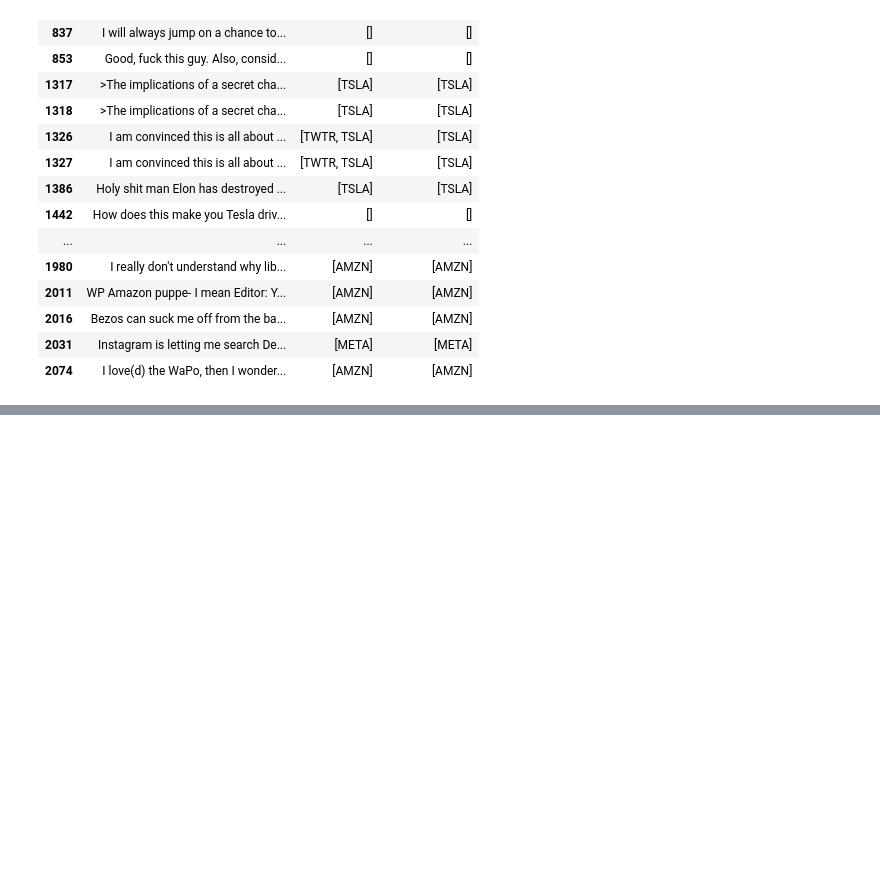
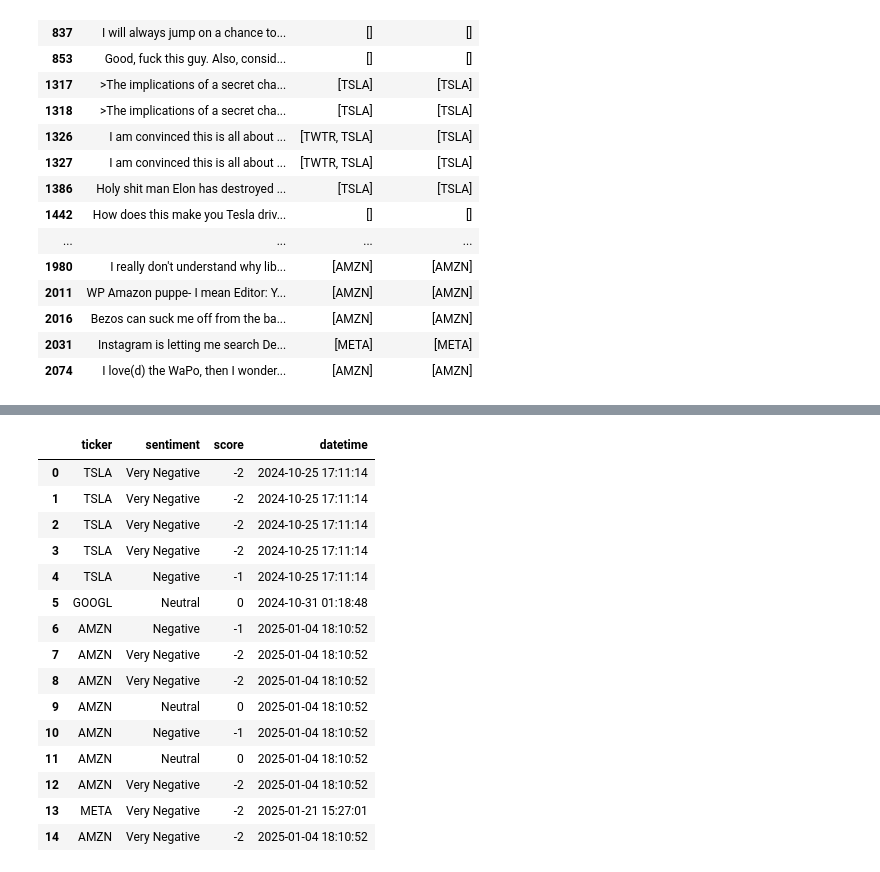
Before and after one commit to giondu/cineca_project, a Jupyter notebook: hugo/LLAMA_of_WallStreet_Hugo.ipynb, the cells around one changed output, grey strips where cells are left out. Saved outputs shown, nothing was run; the diff lists cells and outputs as text; code cells hidden in the pictures; blank space fills up the shorter version.

```diff
--- a/hugo/LLAMA_of_WallStreet_Hugo.ipynb
+++ b/hugo/LLAMA_of_WallStreet_Hugo.ipynb
@@ -707,0 +906,26 @@ comparison[["comments", "broad", "broad_validated"]]
+# %%
+rows = []
+for _, r in df[mask].head(20).iterrows():
+    for row in process_comment(r["comments"]):
+        row["datetime"] = r["datetime"]
+        rows.append(row)
+
+results_df = pd.DataFrame(rows)
+results_df
+# %% [output]
+|  | ticker | sentiment | score | datetime |
+| 0 | TSLA | Very Negative | -2 | 2024-10-25 17:11:14 |
+| 1 | TSLA | Very Negative | -2 | 2024-10-25 17:11:14 |
+| 2 | TSLA | Very Negative | -2 | 2024-10-25 17:11:14 |
+| 3 | TSLA | Very Negative | -2 | 2024-10-25 17:11:14 |
+| 4 | TSLA | Negative | -1 | 2024-10-25 17:11:14 |
+| 5 | GOOGL | Neutral | 0 | 2024-10-31 01:18:48 |
+| 6 | AMZN | Negative | -1 | 2025-01-04 18:10:52 |
+| 7 | AMZN | Very Negative | -2 | 2025-01-04 18:10:52 |
+| 8 | AMZN | Very Negative | -2 | 2025-01-04 18:10:52 |
+| 9 | AMZN | Neutral | 0 | 2025-01-04 18:10:52 |
+| 10 | AMZN | Negative | -1 | 2025-01-04 18:10:52 |
+| 11 | AMZN | Neutral | 0 | 2025-01-04 18:10:52 |
+| 12 | AMZN | Very Negative | -2 | 2025-01-04 18:10:52 |
+| 13 | META | Very Negative | -2 | 2025-01-21 15:27:01 |
+| 14 | AMZN | Very Negative | -2 | 2025-01-04 18:10:52 |
```
Also changed, not shown: parts of 34 cells of this notebook, 4 other files.
